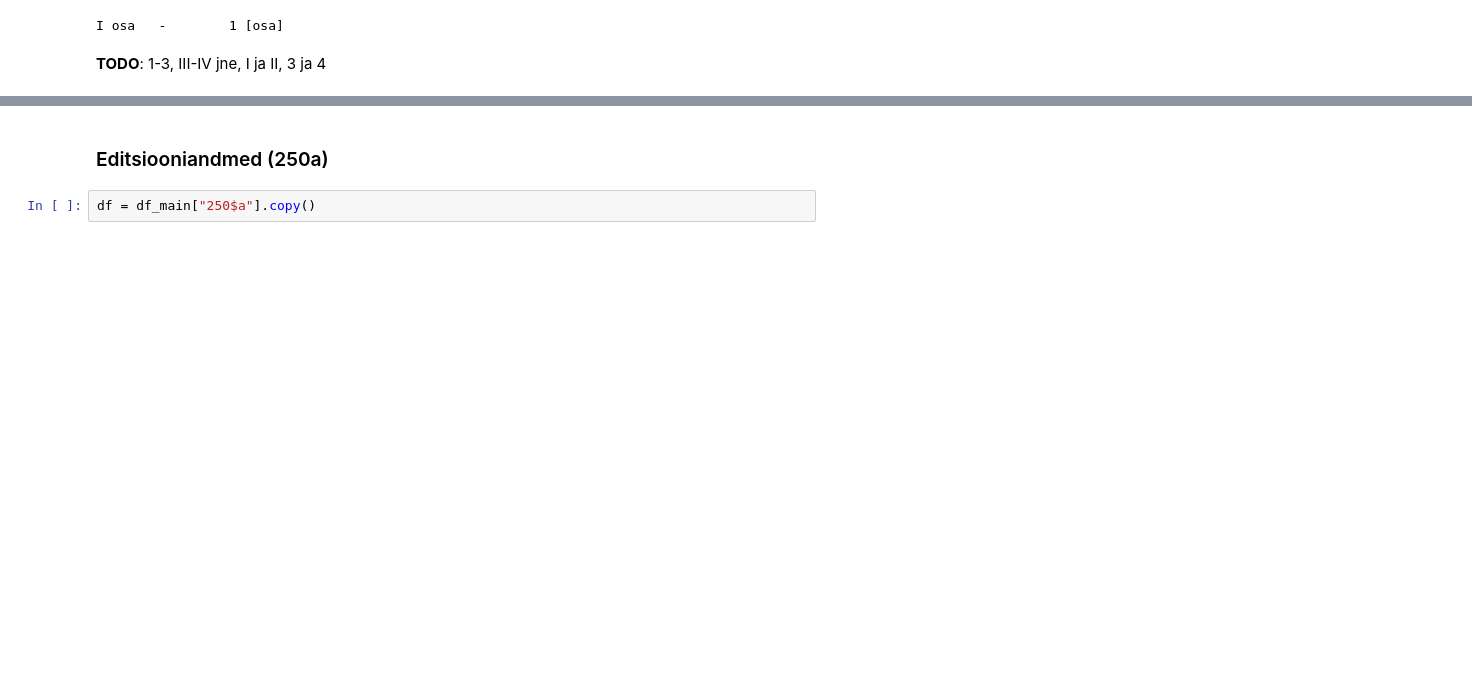
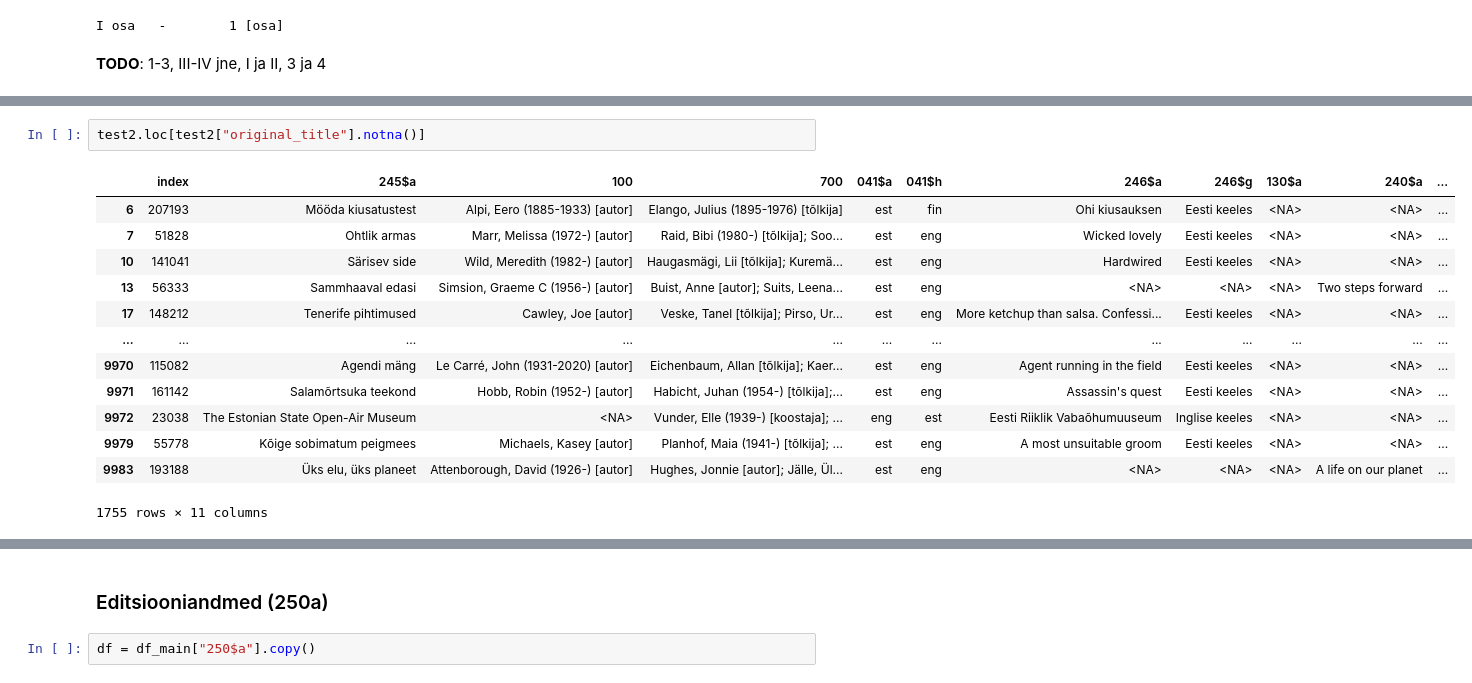
Before and after one commit to RaRa-digiLab/enb-curator, a Jupyter notebook: notebooks/filter-and-clean.ipynb, the cells around one changed output, grey strips where cells are left out. Saved outputs shown, nothing was run; the diff lists cells and outputs as text; blank space fills up the shorter version.

```diff
--- a/notebooks/filter-and-clean.ipynb
+++ b/notebooks/filter-and-clean.ipynb
@@ -408,0 +676,16 @@ I osa   -        1 [osa]
+# %%
+test2.loc[test2["original_title"].notna()]
+# %% [output]
+|  | index | 245$a | 100 | 700 | 041$a | 041$h | 246$a | 246$g | 130$a | 240$a | ... |
+| 6 | 207193 | Mööda kiusatustest | Alpi, Eero (1885-1933) [autor] | Elango, Julius (1895-1976) [tõlkija] | est | fin | Ohi kiusauksen | Eesti keeles | <NA> | <NA> | ... |
+| 7 | 51828 | Ohtlik armas | Marr, Melissa (1972-) [autor] | Raid, Bibi (1980-) [tõlkija]; Soo... | est | eng | Wicked lovely | Eesti keeles | <NA> | <NA> | ... |
+| 10 | 141041 | Särisev side | Wild, Meredith (1982-) [autor] | Haugasmägi, Lii [tõlkija]; Kuremä... | est | eng | Hardwired | Eesti keeles | <NA> | <NA> | ... |
+| 13 | 56333 | Sammhaaval edasi | Simsion, Graeme C (1956-) [autor] | Buist, Anne [autor]; Suits, Leena... | est | eng | <NA> | <NA> | <NA> | Two steps forward | ... |
+| 17 | 148212 | Tenerife pihtimused | Cawley, Joe [autor] | Veske, Tanel [tõlkija]; Pirso, Ur... | est | eng | More ketchup than salsa. Confessi... | Eesti keeles | <NA> | <NA> | ... |
+| ... | ... | ... | ... | ... | ... | ... | ... | ... | ... | ... | ... |
+| 9970 | 115082 | Agendi mäng | Le Carré, John (1931-2020) [autor] | Eichenbaum, Allan [tõlkija]; Kaer... | est | eng | Agent running in the field | Eesti keeles | <NA> | <NA> | ... |
+| 9971 | 161142 | Salamõrtsuka teekond | Hobb, Robin (1952-) [autor] | Habicht, Juhan (1954-) [tõlkija];... | est | eng | Assassin's quest | Eesti keeles | <NA> | <NA> | ... |
+| 9972 | 23038 | The Estonian State Open-Air Museum | <NA> | Vunder, Elle (1939-) [koostaja]; ... | eng | est | Eesti Riiklik Vabaõhumuuseum | Inglise keeles | <NA> | <NA> | ... |
+| 9979 | 55778 | Kõige sobimatum peigmees | Michaels, Kasey [autor] | Planhof, Maia (1941-) [tõlkija]; ... | est | eng | A most unsuitable groom | Eesti keeles | <NA> | <NA> | ... |
+| 9983 | 193188 | Üks elu, üks planeet | Attenborough, David (1926-) [autor] | Hughes, Jonnie [autor]; Jälle, Ül... | est | eng | <NA> | <NA> | <NA> | A life on our planet | ... |
+1755 rows × 11 columns
```
Also changed, not shown: parts of 47 cells of this notebook.
